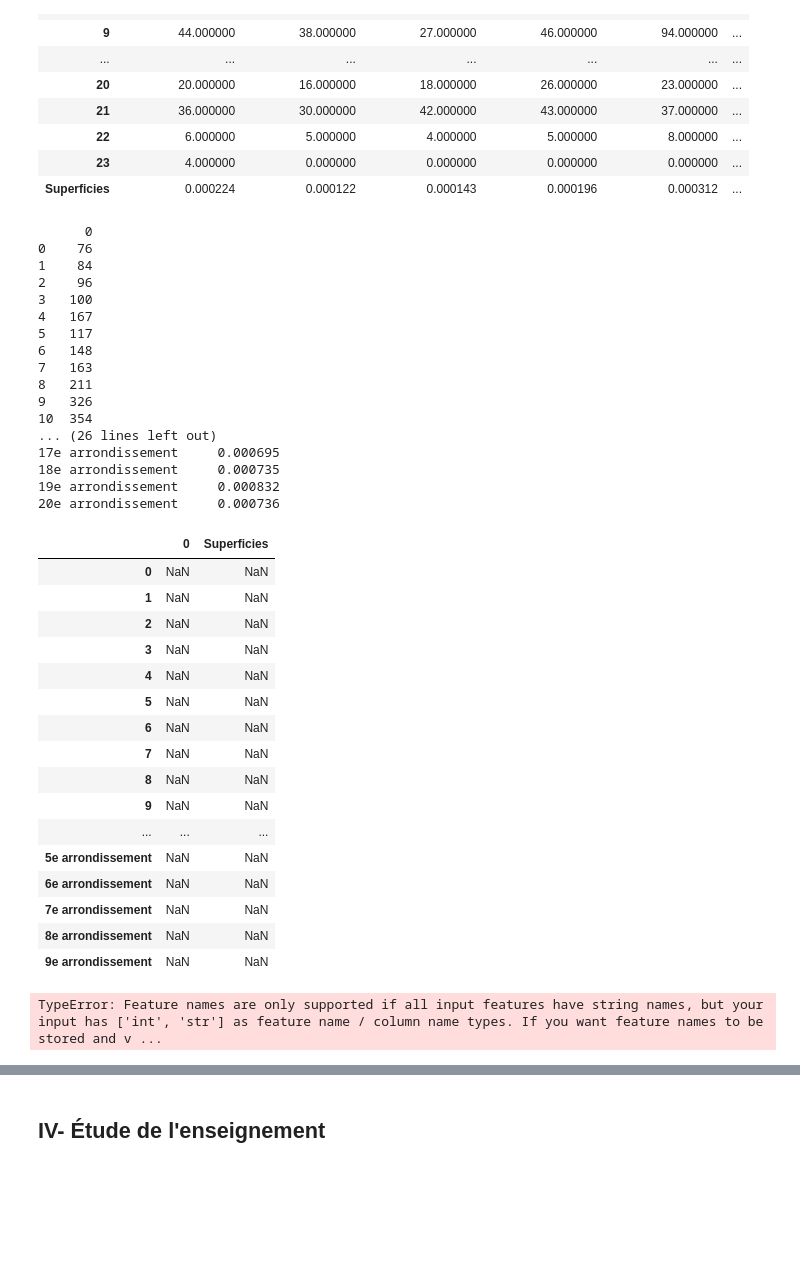
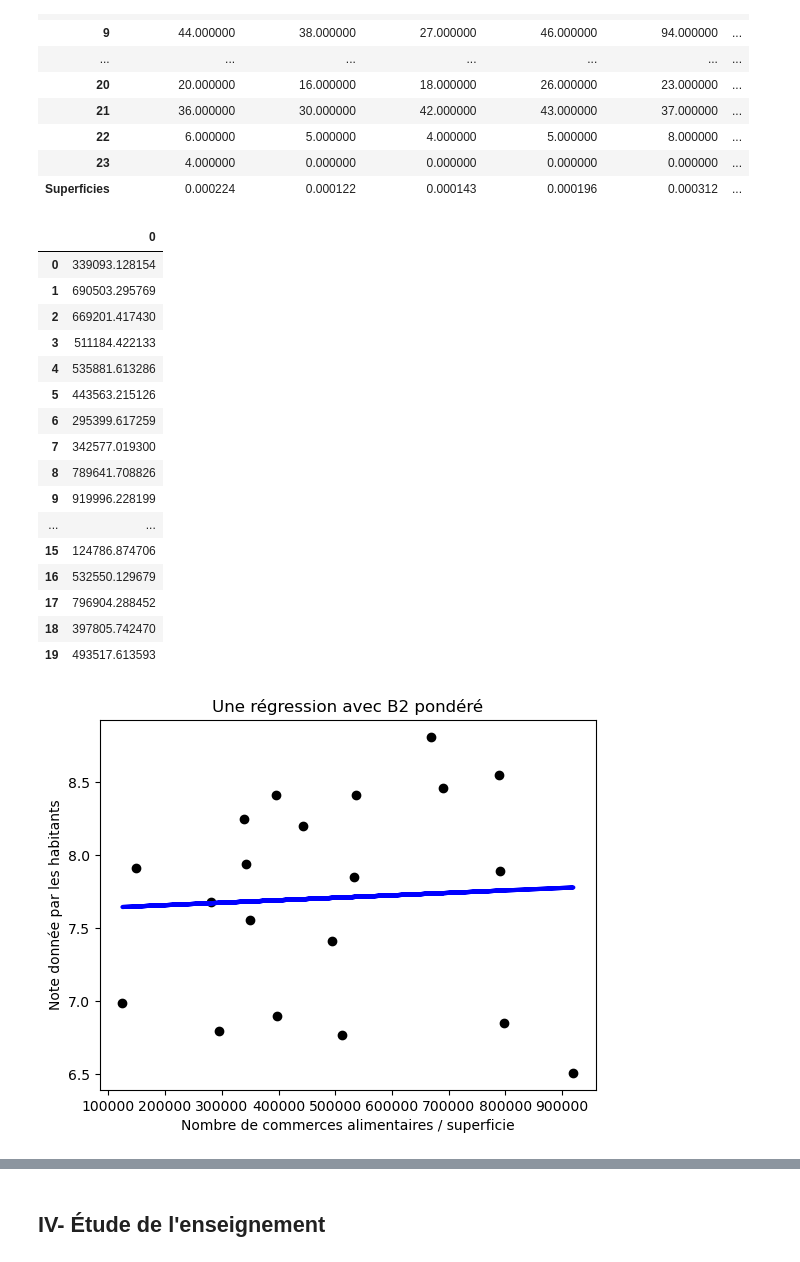
Before and after one commit to solenemoro/Projet_Python_2AENSAE, a Jupyter notebook: Equipements.ipynb, the cells around one changed output, grey strips where cells are left out. Saved outputs shown, nothing was run; the diff lists cells and outputs as text; code cells hidden in the pictures; blank space fills up the shorter version.

```diff
--- a/Equipements.ipynb
+++ b/Equipements.ipynb
@@ -387,58 +387,37 @@ Commerces2
 # %%
 # Trying to make a regression with only B2 ponderated
 B2 = pd.DataFrame(dicB2.values(), index=None)
-print(B2)
-Com = Commerces2.loc['Superficies'] #.tolist()
-Com2 = pd.DataFrame(Com, index=None)
-print(Com2)
+# print(B2)
+Com = Commerces2.loc['Superficies'].tolist()
+Com2 = pd.DataFrame(Com, index=None) # index=list(range[19]))
+# print(Com2)
 B2_pond = B2 / Com2
 B2_pond
-
-# Pas encore OK !!!!!
 # %% [output]
-      0
-0    76
-1    84
-2    96
-3   100
-4   167
-5   117
-6   148
-7   163
-8   211
-9   326
-10  354
-... (26 lines left out)
-17e arrondissement     0.000695
-18e arrondissement     0.000735
-19e arrondissement     0.000832
-20e arrondissement     0.000736
-|  | 0 | Superficies |
-| 0 | NaN | NaN |
-| 1 | NaN | NaN |
-| 2 | NaN | NaN |
-| 3 | NaN | NaN |
-| 4 | NaN | NaN |
-| 5 | NaN | NaN |
-| 6 | NaN | NaN |
-| 7 | NaN | NaN |
-| 8 | NaN | NaN |
-| 9 | NaN | NaN |
-| ... | ... | ... |
-| 5e arrondissement | NaN | NaN |
-| 6e arrondissement | NaN | NaN |
-| 7e arrondissement | NaN | NaN |
-| 8e arrondissement | NaN | NaN |
-| 9e arrondissement | NaN | NaN |
+|  | 0 |
+| 0 | 339093.128154 |
+| 1 | 690503.295769 |
+| 2 | 669201.417430 |
+| 3 | 511184.422133 |
+| 4 | 535881.613286 |
+| 5 | 443563.215126 |
+| 6 | 295399.617259 |
+| 7 | 342577.019300 |
+| 8 | 789641.708826 |
+| 9 | 919996.228199 |
+| ... | ... |
+| 15 | 124786.874706 |
+| 16 | 532550.129679 |
+| 17 | 796904.288452 |
+| 18 | 397805.742470 |
+| 19 | 493517.613593 |
 # %%
 # Trying to make a regression with only B2 ponderated
-listB2 = pd.DataFrame(dicB2.values())
-listB2_pond = listB2 / Commerces2.loc['Superficies']
-reg = LinearRegression().fit(listB2_pond, notes)
-y_pred = reg.predict(listB2_pond)
+reg = LinearRegression().fit(B2_pond, notes)
+y_pred = reg.predict(B2_pond)
 
-plt.scatter(listB2_pond, notes, color="black")
-plt.plot(listB2_pond, y_pred, color="blue", linewidth=3)
+plt.scatter(B2_pond, notes, color="black")
+plt.plot(B2_pond, y_pred, color="blue", linewidth=3)
 plt.xlabel('Nombre de commerces alimentaires / superficie')
 plt.ylabel('Note donnée par les habitants')
 plt.title('Une régression avec B2 pondéré')
@@ -446,6 +425,6 @@ plt.show()
 
 # Not very satisfactory since y_pred is surprisingly decreasing
 # %% [output]
-TypeError: Feature names are only supported if all input features have string names, but your input has ['int', 'str'] as feature name / column name types. If you want feature names to be stored and v ...
+[figure, added]
 # %%
 # NbLieux.to_frame().sort_values('CODE_POSTAL').reset_index()
```
Also changed, not shown: parts of 3 cells of this notebook.
